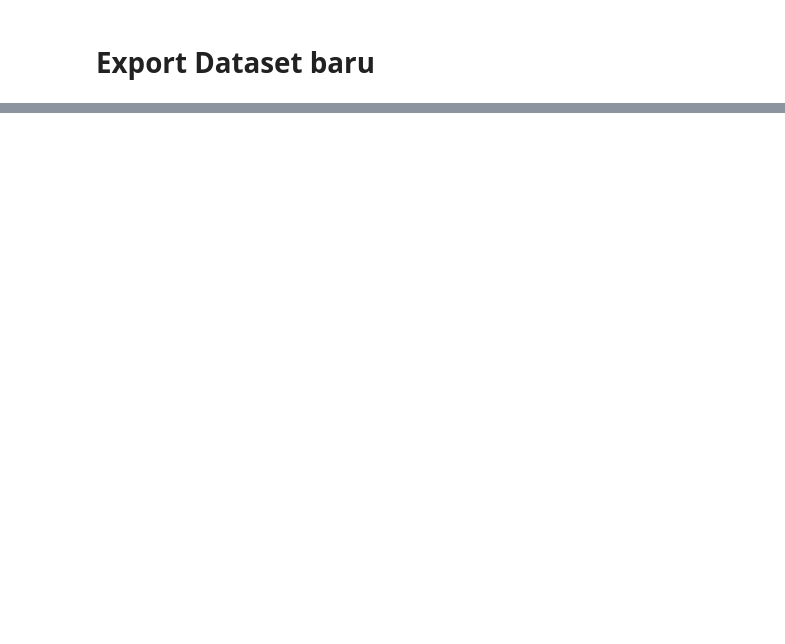
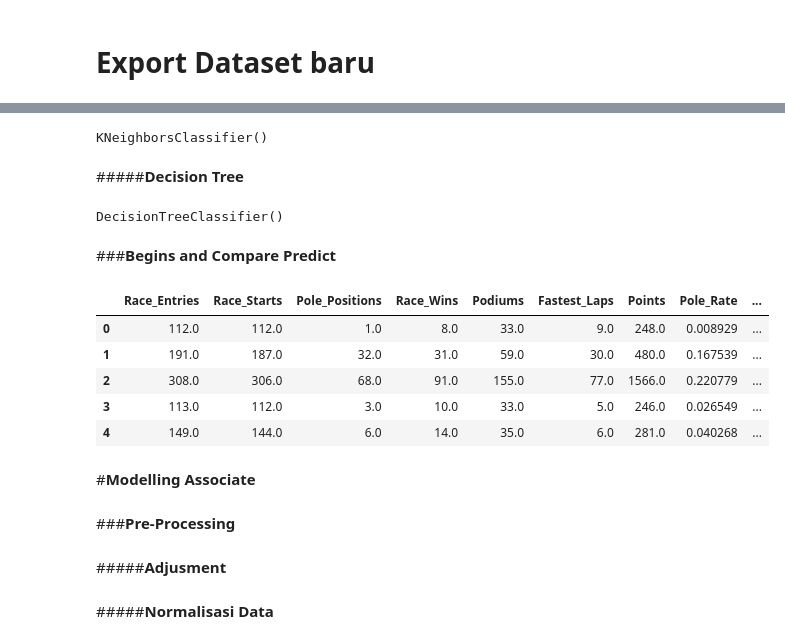
Before and after one commit to yusufmuhamaddd/Data_Mining, a Jupyter notebook: Formula_1_Drivers_Dataset.ipynb, the cells around one changed output, grey strips where cells are left out. Cells and saved outputs as stored; diff of their text form; code cells hidden in the pictures; blank space fills up the shorter version.

```diff
--- a/Formula_1_Drivers_Dataset.ipynb
+++ b/Formula_1_Drivers_Dataset.ipynb
@@ -378,0 +463,45 @@ df.to_csv('/content/drive/My Drive/DataCleaned.csv', index=False)
+# %%
+knn = KNeighborsClassifier()
+
+knn.fit(x_train_norm, y_train)
+# %% [output]
+KNeighborsClassifier()
+# %% [markdown]
+#####**Decision Tree**
+# %%
+dtc = DecisionTreeClassifier()
+
+dtc.fit(x_train_norm, y_train)
+# %% [output]
+DecisionTreeClassifier()
+# %% [markdown]
+###**Begins and Compare Predict**
+# %%
+gnb_pred = gnb.predict(x_test_norm)
+knn_pred = knn.predict(x_test_norm)
+dtc_pred = dtc.predict(x_test_norm)
+# %%
+x_test = pd.DataFrame(x_test).reset_index(drop=True)
+
+y_test = pd.DataFrame(y_test).reset_index(drop=True)
+
+gnb_col = pd.DataFrame(gnb_pred.astype(int), columns=["gnb_prediction"])
+knn_col = pd.DataFrame(knn_pred.astype(int), columns=["knn_prediction"])
+dtc_col = pd.DataFrame(dtc_pred.astype(int), columns=["dtc_prediction"])
+
+combined_data = pd.concat([x_test, y_test, gnb_col, knn_col, dtc_col], axis=1)
+# %%
+combined_data.head()
+# %% [output]
+|  | Race_Entries | Race_Starts | Pole_Positions | Race_Wins | Podiums | Fastest_Laps | Points | Pole_Rate | ... |
+| 0 | 112.0 | 112.0 | 1.0 | 8.0 | 33.0 | 9.0 | 248.0 | 0.008929 | ... |
+| 1 | 191.0 | 187.0 | 32.0 | 31.0 | 59.0 | 30.0 | 480.0 | 0.167539 | ... |
+| 2 | 308.0 | 306.0 | 68.0 | 91.0 | 155.0 | 77.0 | 1566.0 | 0.220779 | ... |
+| 3 | 113.0 | 112.0 | 3.0 | 10.0 | 33.0 | 5.0 | 246.0 | 0.026549 | ... |
+| 4 | 149.0 | 144.0 | 6.0 | 14.0 | 35.0 | 6.0 | 281.0 | 0.040268 | ... |
+# %% [markdown]
+#**Modelling Associate**
+# %% [markdown]
+###**Pre-Processing**
+# %% [markdown]
+#####**Adjusment**
@@ -378,0 +510,2 @@ df.to_csv('/content/drive/My Drive/DataCleaned.csv', index=False)
+# %% [markdown]
+#####**Normalisasi Data**
```
Also changed, not shown: parts of 41 cells of this notebook.
